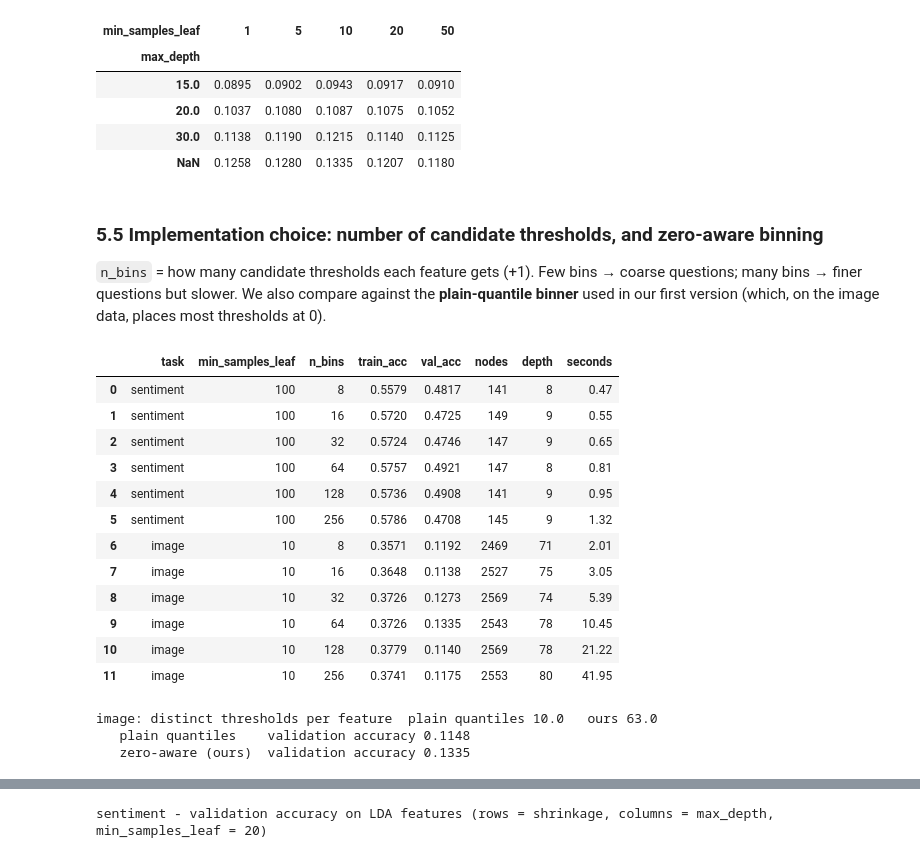
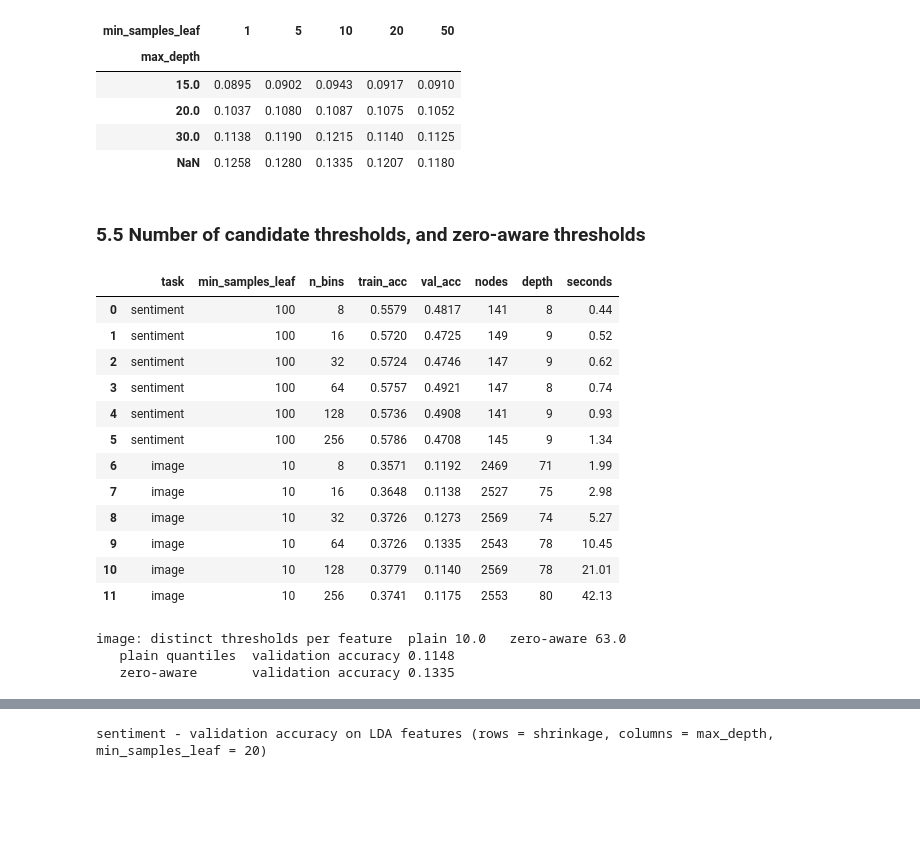
Before and after one commit to COMP472-Fall2026/Team27_F, a Jupyter notebook: decision_tree/decision_tree.ipynb, the cells around one changed output, grey strips where cells are left out. Saved outputs shown, nothing was run; the diff lists cells and outputs as text; code cells hidden in the pictures; blank space fills up the shorter version.

```diff
--- a/decision_tree/decision_tree.ipynb
+++ b/decision_tree/decision_tree.ipynb
@@ -84,12 +60,11 @@ y_toy = (X_toy[:, 0] + X_toy[:, 1] > 1).astype(int)
 
 def print_tree(tree, node=0, depth=0, names=None):
     pad = "    " * depth
-    if tree.feature[node] < 0:
+    if tree.feature[node] < 0:                                  # leaf
         print(f"{pad}-> class {tree.value[node].argmax()}   ({tree.n_rows[node]} rows)")
         return
     f = tree.feature[node]
-    name = names[f] if names else f"feature {f}"
-    print(f"{pad}{name} <= {tree.threshold[node]:.2f} ?")
+    print(f"{pad}{names[f] if names else f'feature {f}'} <= {tree.threshold[node]:.2f} ?")
     print_tree(tree, tree.left[node], depth + 1, names)
     print(f"{pad}else:")
     print_tree(tree, tree.right[node], depth + 1, names)
@@ -100,13 +75,12 @@ grid = np.c_[xx.ravel(), yy.ravel()]
 fig, axes = plt.subplots(1, 3, figsize=(12, 3.6))
 for ax, depth in zip(axes, [1, 3, 8]):
     toy = trees.DecisionTree(max_depth=depth).fit(X_toy, y_toy, n_classes=2)
-    acc = common.accuracy(y_toy, toy.predict(X_toy))
     if depth == 1:
         print_tree(toy, names=["x0", "x1"])
     ax.contourf(xx, yy, toy.predict(grid).reshape(xx.shape), alpha=0.3, cmap="coolwarm")
     ax.scatter(X_toy[:, 0], X_toy[:, 1], c=y_toy, cmap="coolwarm", s=10)
     ax.plot([0, 1], [1, 0], "k--")
-    ax.set_title(f"max_depth={depth}: train acc {acc:.2f}")
+    ax.set_title(f"max_depth={depth}: train acc {common.accuracy(y_toy, toy.predict(X_toy)):.2f}")
 plt.tight_layout()
 plt.show()
 # %% [output]
@@ -193,7 +161,7 @@ depth_rows = {}
 fig, axes = plt.subplots(1, 2, figsize=(13, 3.8))
 for ax, task in zip(axes, TASKS):
     depth_rows[task] = [run(task, "max_depth", max_depth=d) for d in DEPTHS]
-    plot_curve(depth_rows[task], "max_depth", f"{task}: max_depth", "max_depth (None = no limit)", ax)
-plt.tight_layout(); plt.show()
+    plot_curve(depth_rows[task], "max_depth", f"{task}: max_depth (None = no limit)", ax)
+plt.tight_layout(); plt.savefig("report/figures/dt_max_depth.png", dpi=150); plt.show()
 pd.concat([show(depth_rows[t]) for t in TASKS])
 # %% [output]
@@ -228,8 +196,8 @@ fig, axes = plt.subplots(2, 2, figsize=(13, 7))
 for col, task in enumerate(TASKS):
     split_rows[task] = [run(task, "min_samples_split", min_samples_split=s) for s in SPLITS]
     leaf_rows[task] = [run(task, "min_samples_leaf", min_samples_leaf=l) for l in LEAVES]
-    plot_curve(split_rows[task], "min_samples_split", f"{task}: min_samples_split", "min_samples_split", axes[0, col])
-    plot_curve(leaf_rows[task], "min_samples_leaf", f"{task}: min_samples_leaf", "min_samples_leaf", axes[1, col])
+    plot_curve(split_rows[task], "min_samples_split", f"{task}: min_samples_split", axes[0, col])
+    plot_curve(leaf_rows[task], "min_samples_leaf", f"{task}: min_samples_leaf", axes[1, col])
 plt.tight_layout(); plt.show()
 display(pd.concat([show(split_rows[t]) for t in TASKS]))
 display(pd.concat([show(leaf_rows[t]) for t in TASKS]))
@@ -325,55 +286,47 @@ image - validation accuracy (rows = max_depth, columns = min_samples_leaf)
 | 20.0 | 0.1037 | 0.1080 | 0.1087 | 0.1075 | 0.1052 |
 | 30.0 | 0.1138 | 0.1190 | 0.1215 | 0.1140 | 0.1125 |
 | NaN | 0.1258 | 0.1280 | 0.1335 | 0.1207 | 0.1180 |
-# %% [markdown]
-### 5.5 Implementation choice: number of candidate thresholds, and zero-aware binning
-
-`n_bins` = how many candidate thresholds each feature gets (+1). Few bins → coarse questions; many bins →
-finer questions but slower. We also compare against the **plain-quantile binner** used in our first version
-(which, on the image data, places most thresholds at 0).
+# %% [markdown]
+### 5.5 Number of candidate thresholds, and zero-aware thresholds
 # %%
 class PlainQuantileBinner(trees.Binner):
-    """Our first version: thresholds = plain quantiles of each feature (no non-zero quantiles)."""
+    """Plain quantiles only (our first version)."""
     def fit(self, X):
         q = np.linspace(0, 1, self.n_bins + 1)[1:-1]
         self.thresholds = np.quantile(X, q, axis=0).T
         self.max_t = self.thresholds.shape[1]
         return self
 
 
 bin_rows = []
 for task in TASKS:
     l = best_of(leaf_rows[task])["min_samples_leaf"]
     for nb in [8, 16, 32, 64, 128, 256]:
         bin_rows.append(run(task, "n_bins", min_samples_leaf=l, n_bins=nb))
-show(bin_rows)
+display(show(bin_rows))
+
+X_tr, y_tr, X_va, y_va = SPLIT["image"]
+plain, ours = PlainQuantileBinner(64).fit(X_tr), trees.Binner(64).fit(X_tr)
+print(f"image: distinct thresholds per feature  plain {np.mean([len(np.unique(t)) for t in plain.thresholds]):.1f}"
+      f"   zero-aware {np.mean([np.isfinite(t).sum() for t in ours.thresholds]):.1f}")
+l = best_of(leaf_rows["image"])["min_samples_leaf"]
+for name, binner in [("plain quantiles", plain), ("zero-aware", ours)]:
+    tree = trees.DecisionTree(min_samples_leaf=l).fit(X_tr, y_tr, 50, binner=binner)
+    print(f"   {name:<16} validation accuracy {common.accuracy(y_va, tree.predict(X_va)):.4f}")
 # %% [output]
 |  | task | min_samples_leaf | n_bins | train_acc | val_acc | nodes | depth | seconds |
-| 0 | sentiment | 100 | 8 | 0.5579 | 0.4817 | 141 | 8 | 0.47 |
-| 1 | sentiment | 100 | 16 | 0.5720 | 0.4725 | 149 | 9 | 0.55 |
-| 2 | sentiment | 100 | 32 | 0.5724 | 0.4746 | 147 | 9 | 0.65 |
-| 3 | sentiment | 100 | 64 | 0.5757 | 0.4921 | 147 | 8 | 0.81 |
-| 4 | sentiment | 100 | 128 | 0.5736 | 0.4908 | 141 | 9 | 0.95 |
-| 5 | sentiment | 100 | 256 | 0.5786 | 0.4708 | 145 | 9 | 1.32 |
-| 6 | image | 10 | 8 | 0.3571 | 0.1192 | 2469 | 71 | 2.01 |
-| 7 | image | 10 | 16 | 0.3648 | 0.1138 | 2527 | 75 | 3.05 |
-| 8 | image | 10 | 32 | 0.3726 | 0.1273 | 2569 | 74 | 5.39 |
+| 0 | sentiment | 100 | 8 | 0.5579 | 0.4817 | 141 | 8 | 0.44 |
+| 1 | sentiment | 100 | 16 | 0.5720 | 0.4725 | 149 | 9 | 0.52 |
+| 2 | sentiment | 100 | 32 | 0.5724 | 0.4746 | 147 | 9 | 0.62 |
+| 3 | sentiment | 100 | 64 | 0.5757 | 0.4921 | 147 | 8 | 0.74 |
+| 4 | sentiment | 100 | 128 | 0.5736 | 0.4908 | 141 | 9 | 0.93 |
+| 5 | sentiment | 100 | 256 | 0.5786 | 0.4708 | 145 | 9 | 1.34 |
+| 6 | image | 10 | 8 | 0.3571 | 0.1192 | 2469 | 71 | 1.99 |
+| 7 | image | 10 | 16 | 0.3648 | 0.1138 | 2527 | 75 | 2.98 |
+| 8 | image | 10 | 32 | 0.3726 | 0.1273 | 2569 | 74 | 5.27 |
 | 9 | image | 10 | 64 | 0.3726 | 0.1335 | 2543 | 78 | 10.45 |
-| 10 | image | 10 | 128 | 0.3779 | 0.1140 | 2569 | 78 | 21.22 |
-| 11 | image | 10 | 256 | 0.3741 | 0.1175 | 2553 | 80 | 41.95 |
+| 10 | image | 10 | 128 | 0.3779 | 0.1140 | 2569 | 78 | 21.01 |
+| 11 | image | 10 | 256 | 0.3741 | 0.1175 | 2553 | 80 | 42.13 |
+image: distinct thresholds per feature  plain 10.0   zero-aware 63.0
+   plain quantiles  validation accuracy 0.1148
+   zero-aware       validation accuracy 0.1335
-# %%
-X_tr, y_tr, X_va, y_va = SPLIT["image"]
-plain = PlainQuantileBinner(64).fit(X_tr)
-ours = trees.Binner(64).fit(X_tr)
-distinct_plain = np.mean([len(np.unique(t)) for t in plain.thresholds])
-distinct_ours = np.mean([np.isfinite(t).sum() for t in ours.thresholds])
-print(f"image: distinct thresholds per feature  plain quantiles {distinct_plain:.1f}   ours {distinct_ours:.1f}")
-
-l = best_of(leaf_rows["image"])["min_samples_leaf"]
-for name, binner in [("plain quantiles", plain), ("zero-aware (ours)", ours)]:
-    tree = trees.DecisionTree(min_samples_leaf=l).fit(X_tr, y_tr, 50, binner=binner)
-    print(f"   {name:<18} validation accuracy {common.accuracy(y_va, tree.predict(X_va)):.4f}")
-# %% [output]
-image: distinct thresholds per feature  plain quantiles 10.0   ours 63.0
-   plain quantiles    validation accuracy 0.1148
-   zero-aware (ours)  validation accuracy 0.1335
```
Also changed, not shown: parts of 37 cells of this notebook, 20 other files.
